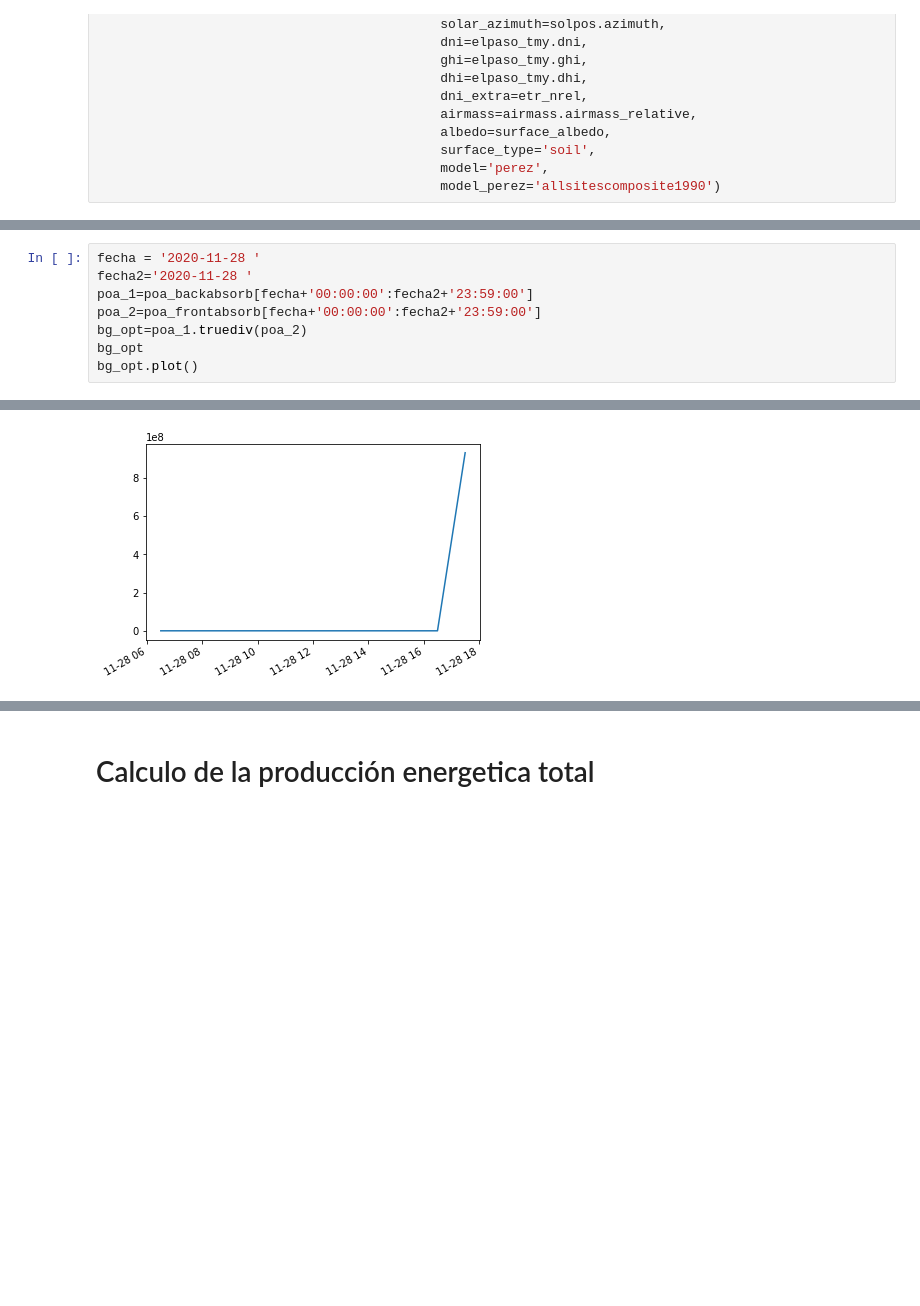
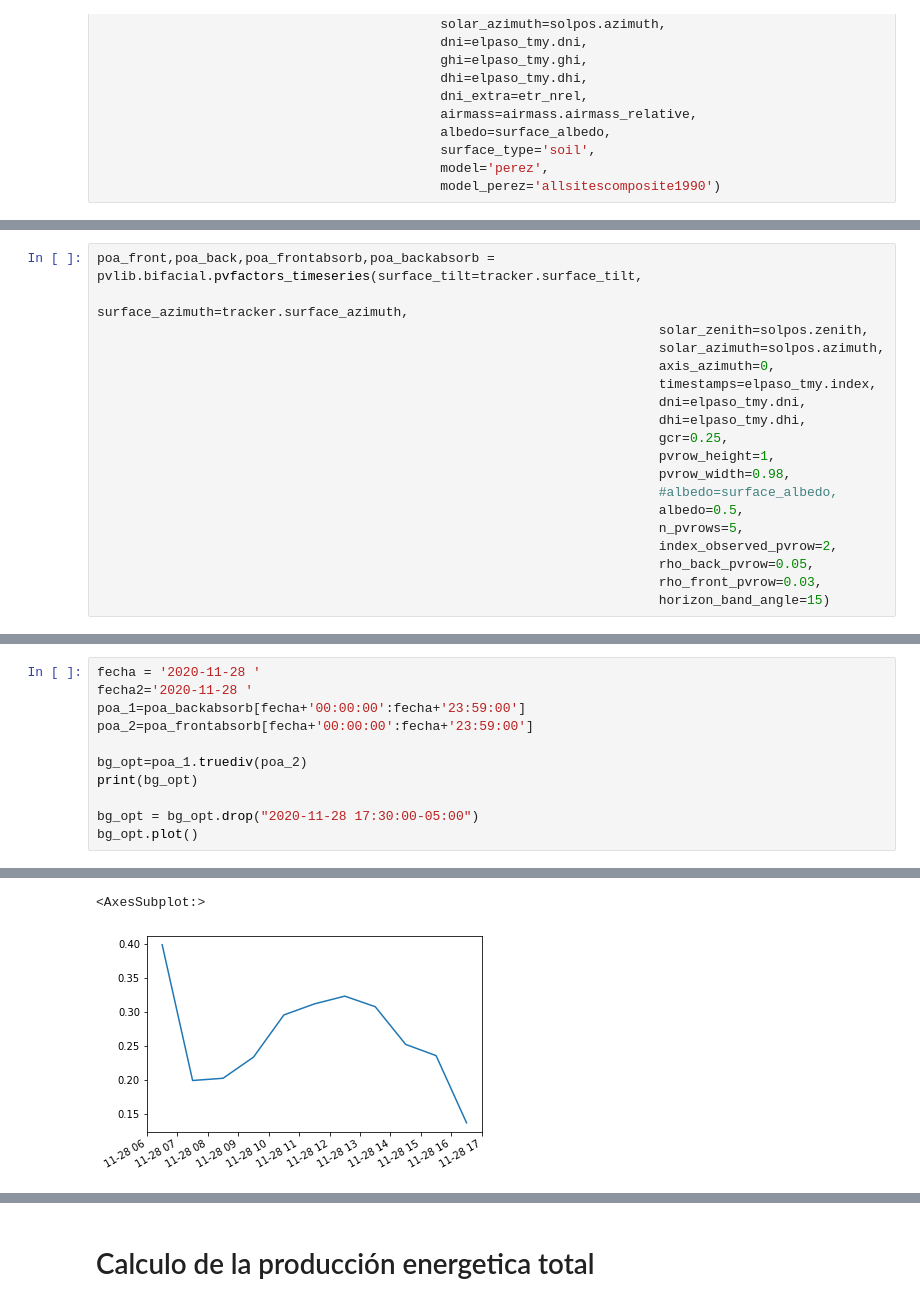
Before and after one commit to BifacialPV/Proyecto-de-grado, a Jupyter notebook: Codigo_Personal/Codigo_Base.ipynb, the cells around one changed output, grey strips where cells are left out. Drawn from its saved outputs; the diff is of its cells as text; blank space fills up the shorter version.

Commit message:
evaluación pvrow

```diff
--- a/Codigo_Personal/Codigo_Base.ipynb
+++ b/Codigo_Personal/Codigo_Base.ipynb
@@ -126,0 +97,19 @@ poa_perez.poa_global.plot()
+# %%
+poa_front,poa_back,poa_frontabsorb,poa_backabsorb = pvlib.bifacial.pvfactors_timeseries(surface_tilt=tracker.surface_tilt,
+                                                                        surface_azimuth=tracker.surface_azimuth,
+                                                                        solar_zenith=solpos.zenith,
+                                                                        solar_azimuth=solpos.azimuth,
+                                                                        axis_azimuth=0,
+                                                                        timestamps=elpaso_tmy.index,
+                                                                        dni=elpaso_tmy.dni,
+                                                                        dhi=elpaso_tmy.dhi,
+                                                                        gcr=0.25,
+                                                                        pvrow_height=1,
+                                                                        pvrow_width=0.98,
+                                                                        #albedo=surface_albedo,
+                                                                        albedo=0.5,
+                                                                        n_pvrows=5,
+                                                                        index_observed_pvrow=2,
+                                                                        rho_back_pvrow=0.05,
+                                                                        rho_front_pvrow=0.03,
+                                                                        horizon_band_angle=15)
@@ -269,9 +339,12 @@ Name: total_abs_front, dtype: float64
 # %%
 fecha = '2020-11-28 '
 fecha2='2020-11-28 '
-poa_1=poa_backabsorb[fecha+'00:00:00':fecha2+'23:59:00']
-poa_2=poa_frontabsorb[fecha+'00:00:00':fecha2+'23:59:00']
+poa_1=poa_backabsorb[fecha+'00:00:00':fecha+'23:59:00']
+poa_2=poa_frontabsorb[fecha+'00:00:00':fecha+'23:59:00']
+
 bg_opt=poa_1.truediv(poa_2)
-bg_opt
+print(bg_opt)
+
+bg_opt = bg_opt.drop("2020-11-28 17:30:00-05:00")
 bg_opt.plot()
 # %% [output]
@@ -279 +364,2 @@ bg_opt.plot()
+<AxesSubplot:>
-[figure, old version]
+[figure, new version]
```
Also changed, not shown: parts of 27 cells of this notebook.
